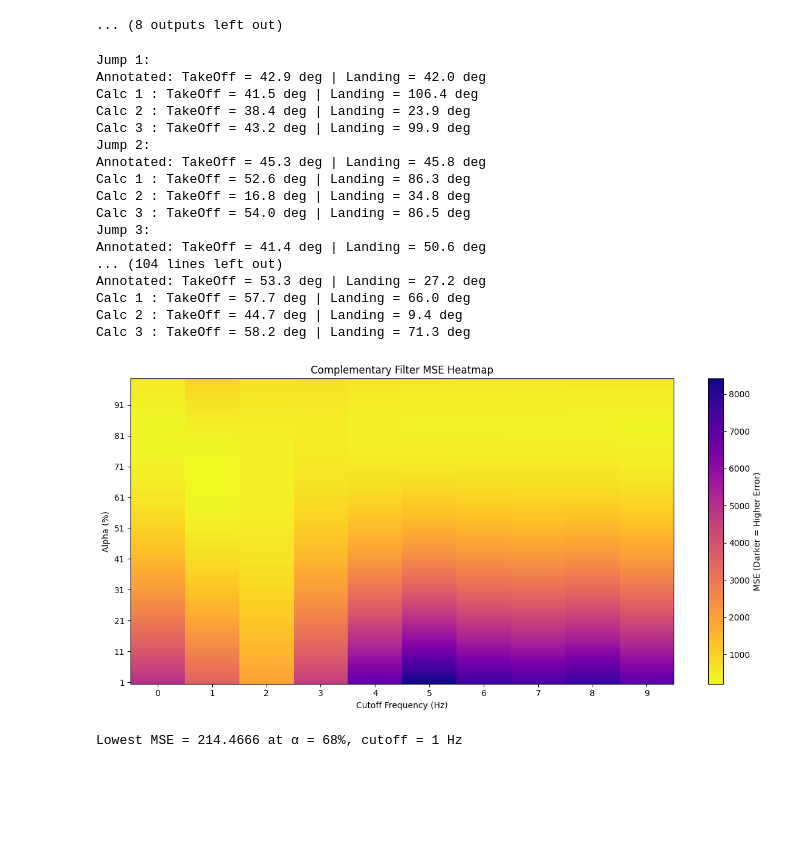
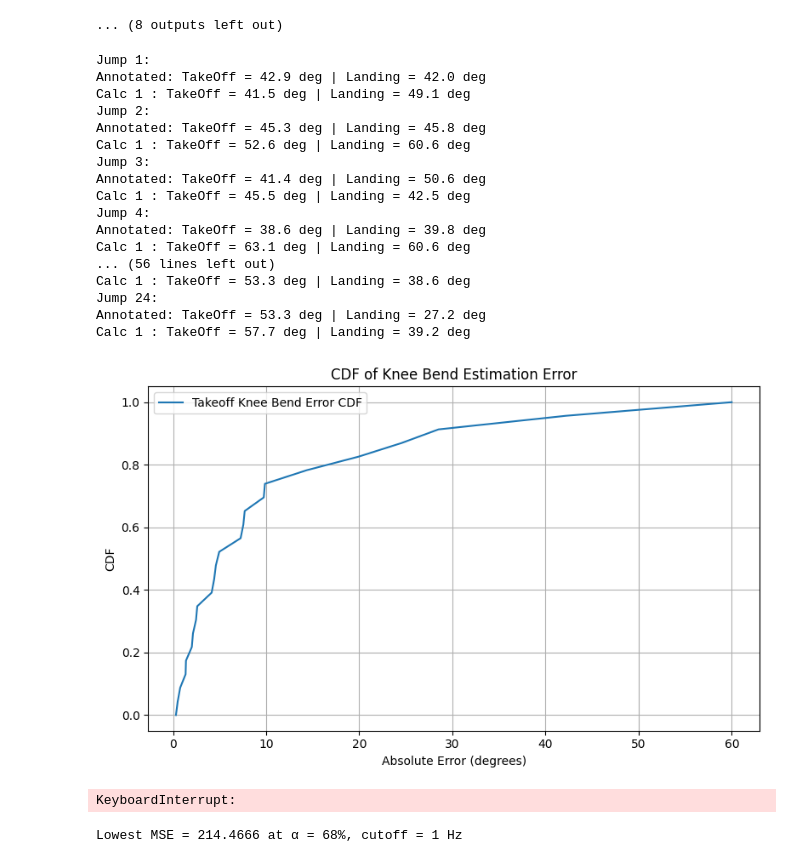
Before and after one commit to sara-1701/JumpCoach, a Jupyter notebook: KneeBendDeepDive.ipynb, the cells around one changed output. Drawn from its saved outputs; the diff is of its cells as text; code cells hidden in the pictures; blank space fills up the shorter version.

```diff
--- a/KneeBendDeepDive.ipynb
+++ b/KneeBendDeepDive.ipynb
@@ -211,7 +211,7 @@ def calculate_max_knee_bend(accel_data, starttime, endtime, co=0):
 
     pitch_rad = np.arctan2(-ay, ax)
     pitch_deg = np.degrees(pitch_rad)
-    return np.max(np.abs(pitch_deg))  # max bend angle (degrees)
+    return min(np.max(np.abs(pitch_deg)), 100)  # max bend angle (degrees)
 
 
 
@@ -223,7 +223,6 @@ def calculate_max_knee_bend2(gyro_data, starttime, endtime, co=0):
     gz_deg = gyro_window[:, 3]
     gz_rad = np.deg2rad(gz_deg)
     if co > 0: gz_rad = low_pass_filter(gz_rad, co, 100)
-
     angle_rad = cumtrapz(gz_rad, time, initial=0)
     angle_deg = np.degrees(angle_rad)
     return np.max(np.abs(angle_deg))  # max bend angle (degrees)
@@ -296,50 +295,75 @@ for i, jump in enumerate(data):
     print(f"Annotated: TakeOff = {annotated_jumps[i]['takeoff_knee_bend']:.1f} deg | Landing = {annotated_jumps[i]['landing_knee_bend']:.1f} deg")
 
     takeoff_time, peak_time, landing_time = jump.partition
 
     #plot_jump_displacements(jump, endtime=takeoff_time+0.2, jump_index=i+1)
     #plot_jump(jump, endtime=takeoff_time+0.2, jump_index=i+1)
 
     jump.metrics['takeoff_knee_bend'] = calculate_max_knee_bend(jump.thigh_accel, 0, takeoff_time)
-    jump.metrics['landing_knee_bend'] = calculate_max_knee_bend(jump.thigh_accel, landing_time, jump.thigh_accel[-1][0])
+    #jump.metrics['landing_knee_bend'] = calculate_max_knee_bend(jump.thigh_accel, landing_time, jump.thigh_accel[-1][0])
     print(f"Calc 1 : TakeOff = {jump.metrics['takeoff_knee_bend']:.1f} deg | Landing = {jump.metrics['landing_knee_bend']:.1f} deg")
 
 
     #for d in jump.thigh_gyro[(jump.thigh_gyro[:, 0] >= 0) & (jump.thigh_gyro[:, 0] <= takeoff_time)]:
     #    # Extract the time and gyro values
     #    time = d[0]  # Assuming time is in the first column
     #    x = d[1]  # Assuming x is in the second column
     #    y = d[2]  # Assuming y is in the third column
     #    z = d[3]  # Assuming z is in the fourth column
 
         # Print the time with 2 decimal places and the gyro values rounded to 1 decimal place
     #    print(f"Time: {time:.2f}s, x: {x:.1f}, y: {y:.1f}, z: {z:.1f}")
 
-    jump.metrics['takeoff_knee_bend'] = calculate_max_knee_bend2(jump.thigh_gyro, 0, takeoff_time)
-    jump.metrics['landing_knee_bend'] = calculate_max_knee_bend2(jump.thigh_gyro, landing_time, jump.thigh_accel[-1][0])
-    print(f"Calc 2 : TakeOff = {jump.metrics['takeoff_knee_bend']:.1f} deg | Landing = {jump.metrics['landing_knee_bend']:.1f} deg")
+    #jump.metrics['takeoff_knee_bend'] = calculate_max_knee_bend2(jump.thigh_gyro, 0, takeoff_time)
+    #jump.metrics['landing_knee_bend'] = calculate_max_knee_bend2(jump.thigh_gyro, landing_time, jump.thigh_accel[-1][0])
+    #print(f"Calc 2 : TakeOff = {jump.metrics['takeoff_knee_bend']:.1f} deg | Landing = {jump.metrics['landing_knee_bend']:.1f} deg")
 
-    jump.metrics['takeoff_knee_bend'] = calculate_max_knee_bend3(jump.thigh_accel, 0, takeoff_time)
-    jump.metrics['landing_knee_bend'] = calculate_max_knee_bend3(jump.thigh_accel, landing_time, jump.thigh_accel[-1][0])
-    print(f"Calc 3 : TakeOff = {jump.metrics['takeoff_knee_bend']:.1f} deg | Landing = {jump.metrics['landing_knee_bend']:.1f} deg")
+    #jump.metrics['takeoff_knee_bend'] = calculate_max_knee_bend3(jump.thigh_accel, 0, takeoff_time)
+    #jump.metrics['landing_knee_bend'] = calculate_max_knee_bend3(jump.thigh_accel, landing_time, jump.thigh_accel[-1][0])
+    #print(f"Calc 3 : TakeOff = {jump.metrics['takeoff_knee_bend']:.1f} deg | Landing = {jump.metrics['landing_knee_bend']:.1f} deg")
+
+
+takeoff_errors = []
+
+for i, jump in enumerate(data):
+    annotated_takeoff = annotated_jumps[i]['takeoff_knee_bend']
+    calculated_takeoff = jump.metrics['takeoff_knee_bend']
+
+    takeoff_errors.append(abs(calculated_takeoff - annotated_takeoff))
+
+# Sort errors and compute CDF values
+takeoff_errors_sorted = np.sort(takeoff_errors)
+p = np.linspace(0, 1, len(takeoff_errors_sorted))
+
+# Plot
+plt.figure(figsize=(8, 5))
+plt.plot(takeoff_errors_sorted, p, label="Takeoff Knee Bend Error CDF")
+plt.xlabel("Absolute Error (degrees)")
+plt.ylabel("CDF")
+plt.title("CDF of Knee Bend Estimation Error")
+plt.grid(True)
+plt.legend()
+plt.tight_layout()
+plt.show()
 # %% [output]
 Jump 1:
 Annotated: TakeOff = 42.9 deg | Landing = 42.0 deg
-Calc 1 : TakeOff = 41.5 deg | Landing = 106.4 deg
-Calc 2 : TakeOff = 38.4 deg | Landing = 23.9 deg
-Calc 3 : TakeOff = 43.2 deg | Landing = 99.9 deg
+Calc 1 : TakeOff = 41.5 deg | Landing = 49.1 deg
 Jump 2:
 Annotated: TakeOff = 45.3 deg | Landing = 45.8 deg
-Calc 1 : TakeOff = 52.6 deg | Landing = 86.3 deg
-Calc 2 : TakeOff = 16.8 deg | Landing = 34.8 deg
-Calc 3 : TakeOff = 54.0 deg | Landing = 86.5 deg
+Calc 1 : TakeOff = 52.6 deg | Landing = 60.6 deg
 Jump 3:
 Annotated: TakeOff = 41.4 deg | Landing = 50.6 deg
-... (104 lines left out)
+Calc 1 : TakeOff = 45.5 deg | Landing = 42.5 deg
+Jump 4:
+Annotated: TakeOff = 38.6 deg | Landing = 39.8 deg
+Calc 1 : TakeOff = 63.1 deg | Landing = 60.6 deg
+... (56 lines left out)
+Calc 1 : TakeOff = 53.3 deg | Landing = 38.6 deg
+Jump 24:
 Annotated: TakeOff = 53.3 deg | Landing = 27.2 deg
-Calc 1 : TakeOff = 57.7 deg | Landing = 66.0 deg
-Calc 2 : TakeOff = 44.7 deg | Landing = 9.4 deg
-Calc 3 : TakeOff = 58.2 deg | Landing = 71.3 deg
+Calc 1 : TakeOff = 57.7 deg | Landing = 39.2 deg
+[figure, added]
 # %%
 def combined_knee_bend(accel_data, gyro_data, starttime, endtime, co, alpha):
     accel_angle = calculate_max_knee_bend(accel_data, starttime, endtime, co)
@@ -376,7 +400,7 @@ plt.yticks(ticks=np.arange(0, 99, 10), labels=np.arange(1, 100, 10))
 plt.tight_layout()
 plt.show()
 # %% [output]
-[figure, removed]
+KeyboardInterrupt:
 # %%
 min_idx = np.nanargmin(heatmap)
 best_alpha_idx, best_co = np.unravel_index(min_idx, heatmap.shape)
```
Also changed, not shown: parts of 4 cells of this notebook, 1 other file.
